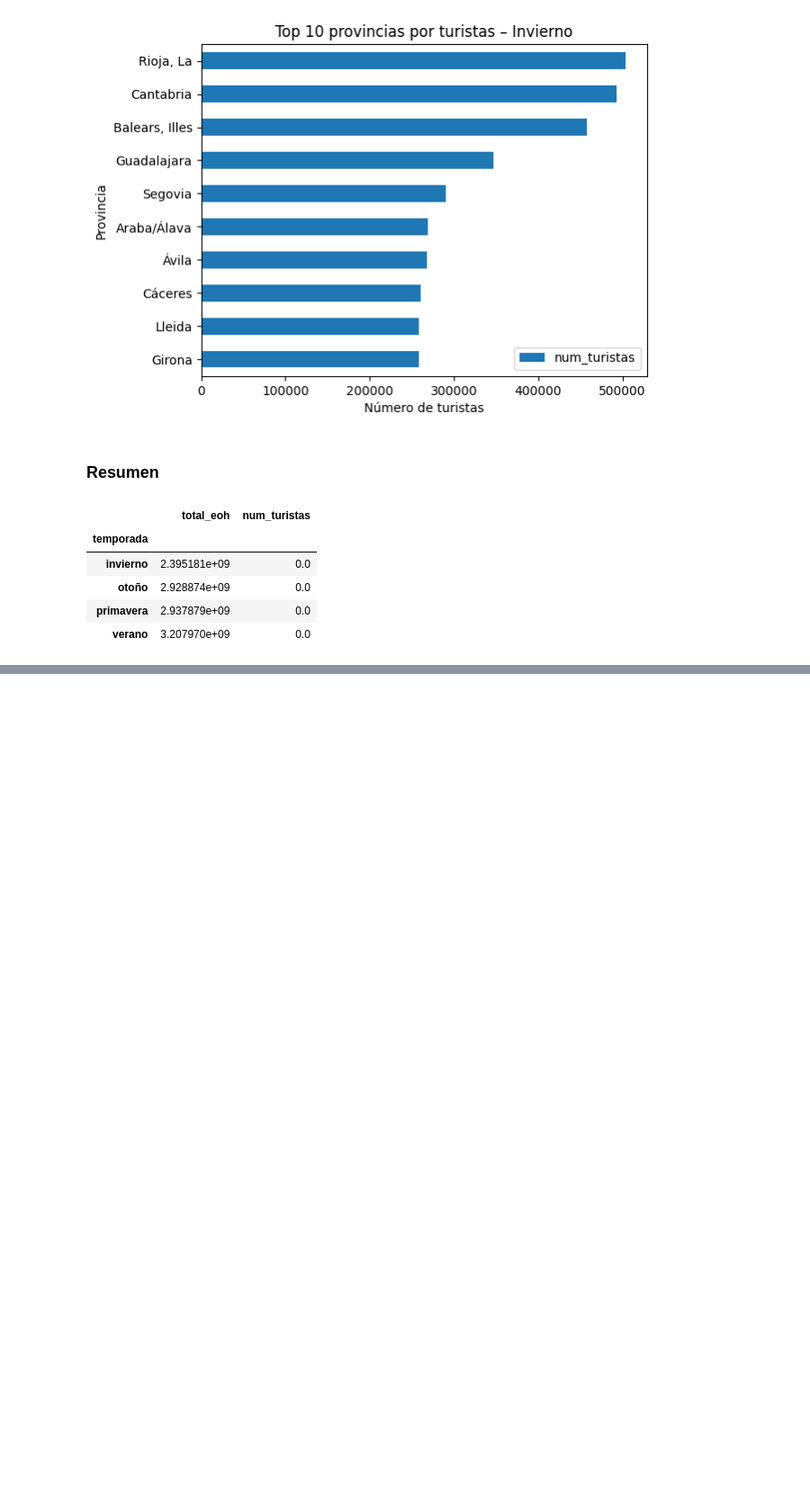
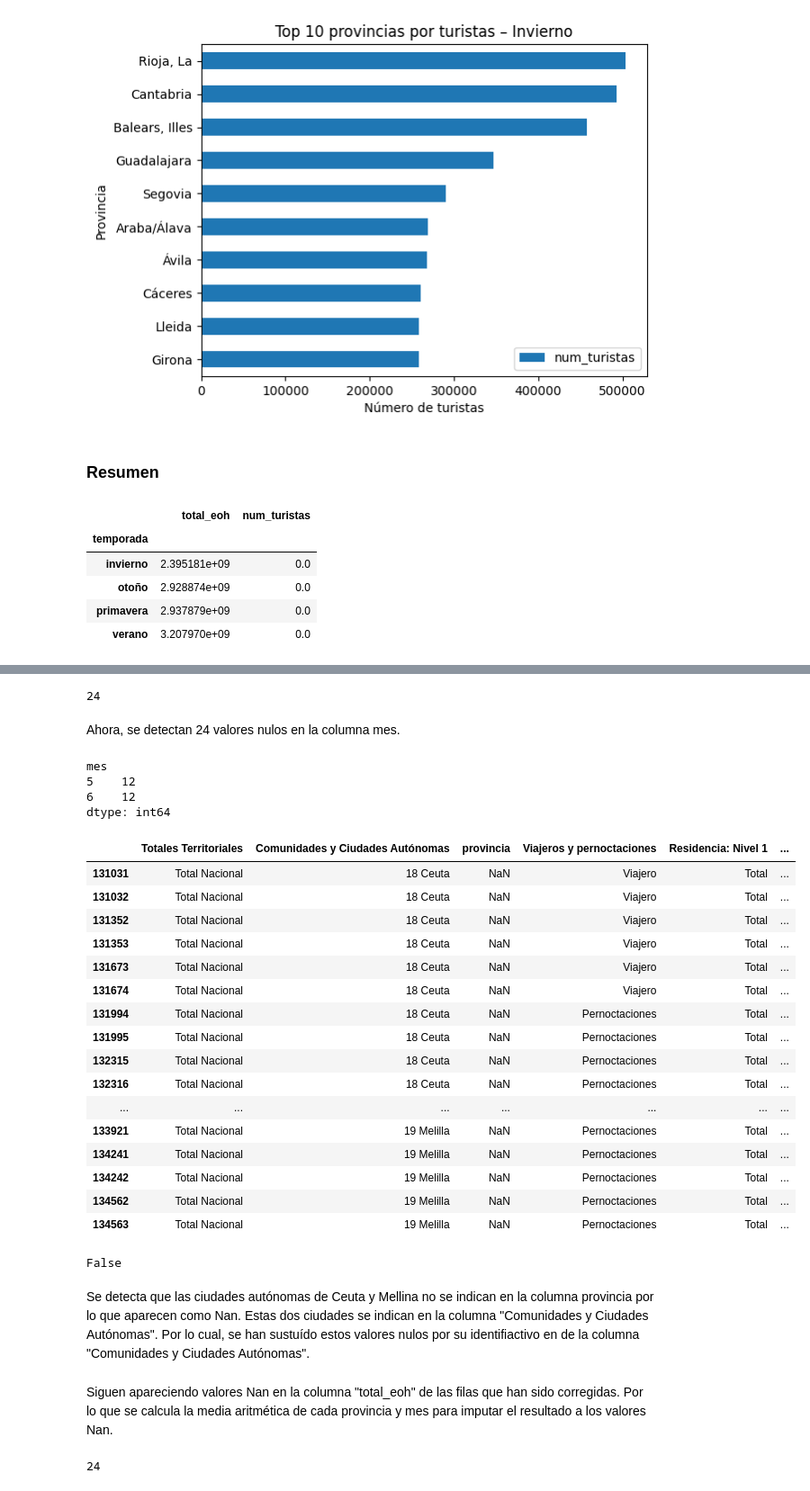
Before and after one commit to MirnaGarridoR/TrabajoML, a Jupyter notebook: ML - TURISMO/EDA-TURISMO.ipynb, the cells around one changed output, grey strips where cells are left out. Shown: that part at 90% size. Cells and saved outputs as stored; diff of their text form; code cells hidden in the pictures; blank space fills up the shorter version.

```diff
--- a/ML - TURISMO/EDA-TURISMO.ipynb
+++ b/ML - TURISMO/EDA-TURISMO.ipynb
@@ -448,0 +538,44 @@ resumen
+# %%
+media = df_eoh.groupby(['provincia', 'mes'])['total_eoh'].transform('mean')
+
+df_eoh['total_eoh'] = df_eoh['total_eoh'].fillna(media)
+# %%
+print(df_eoh['total_eoh'].isnull().sum())
+# %% [output]
+24
+# %% [markdown]
+Ahora, se detectan 24 valores nulos en la columna mes.
+# %%
+df_eoh[df_eoh['total_eoh'].isnull()].groupby('mes').size()
+# %% [output]
+mes
+5    12
+6    12
+dtype: int64
+# %%
+df_eoh[df_eoh['total_eoh'].isnull()]
+# %% [output]
+|  | Totales Territoriales | Comunidades y Ciudades Autónomas | provincia | Viajeros y pernoctaciones | Residencia: Nivel 1 | ... |
+| 131031 | Total Nacional | 18 Ceuta | NaN | Viajero | Total | ... |
+| 131032 | Total Nacional | 18 Ceuta | NaN | Viajero | Total | ... |
+| 131352 | Total Nacional | 18 Ceuta | NaN | Viajero | Total | ... |
+| 131353 | Total Nacional | 18 Ceuta | NaN | Viajero | Total | ... |
+| 131673 | Total Nacional | 18 Ceuta | NaN | Viajero | Total | ... |
+| 131674 | Total Nacional | 18 Ceuta | NaN | Viajero | Total | ... |
+| 131994 | Total Nacional | 18 Ceuta | NaN | Pernoctaciones | Total | ... |
+| 131995 | Total Nacional | 18 Ceuta | NaN | Pernoctaciones | Total | ... |
+| 132315 | Total Nacional | 18 Ceuta | NaN | Pernoctaciones | Total | ... |
+| 132316 | Total Nacional | 18 Ceuta | NaN | Pernoctaciones | Total | ... |
+| ... | ... | ... | ... | ... | ... | ... |
+| 133921 | Total Nacional | 19 Melilla | NaN | Pernoctaciones | Total | ... |
+| 134241 | Total Nacional | 19 Melilla | NaN | Pernoctaciones | Total | ... |
+| 134242 | Total Nacional | 19 Melilla | NaN | Pernoctaciones | Total | ... |
+| 134562 | Total Nacional | 19 Melilla | NaN | Pernoctaciones | Total | ... |
+| 134563 | Total Nacional | 19 Melilla | NaN | Pernoctaciones | Total | ... |
+# %%
+'Ceuta' in df_eoh['provincia'].values
+'Melilla' in df_eoh['provincia'].values
+# %% [output]
+False
+# %% [markdown]
+Se detecta que las ciudades autónomas de Ceuta y Mellina no se indican en la columna provincia por lo que aparecen como Nan. Estas dos ciudades se indican en la columna "Comunidades y Ciudades Autónomas". Por lo cual, se han sustuído estos valores nulos por su identifiactivo en de la columna "Comunidades y Ciudades Autónomas".
@@ -448,0 +585,6 @@ resumen
+# %% [markdown]
+Siguen apareciendo valores Nan en la columna "total_eoh" de las filas que han sido corregidas. Por lo que se calcula la media aritmética de cada provincia y mes para imputar el resultado a los valores Nan.
+# %%
+print(df_eoh['total_eoh'].isnull().sum())
+# %% [output]
+24
```
Also changed, not shown: parts of 43 cells of this notebook.
